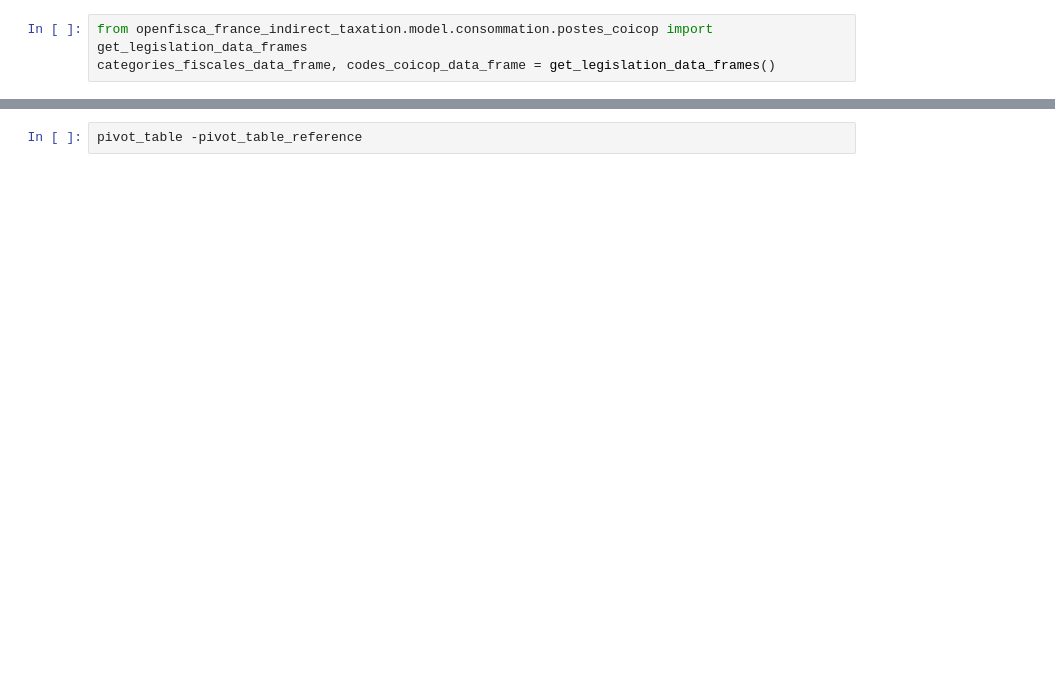
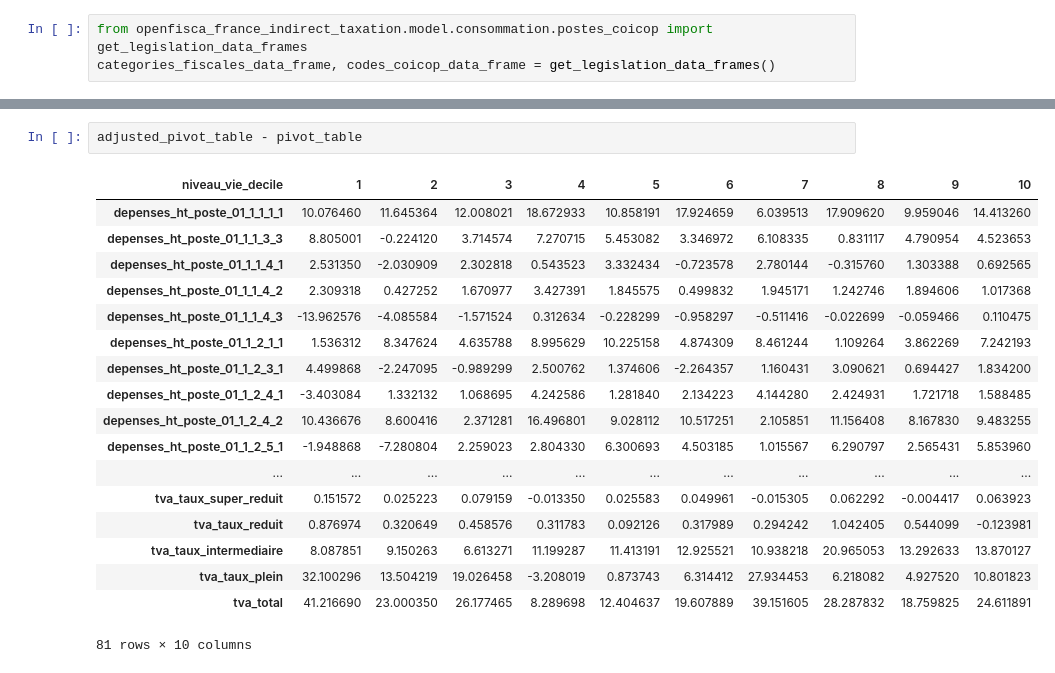
Before and after one commit to openfisca/openfisca-france-indirect-taxation, a Jupyter notebook: openfisca_france_indirect_taxation/examples/notebooks/alimentation.ipynb, the cells around one changed output, grey strips where cells are left out. Cells and saved outputs as stored; diff of their text form; blank space fills up the shorter version.

```diff
--- a/openfisca_france_indirect_taxation/examples/notebooks/alimentation.ipynb
+++ b/openfisca_france_indirect_taxation/examples/notebooks/alimentation.ipynb
@@ -138,2 +132,21 @@ aggregates['poste_agrege_01'] - reference_aggregates['poste_agrege_01']
-# %%
-pivot_table -pivot_table_reference
+# %%
+adjusted_pivot_table - pivot_table
+# %% [output]
+| niveau_vie_decile | 1 | 2 | 3 | 4 | 5 | 6 | 7 | 8 | 9 | 10 |
+| depenses_ht_poste_01_1_1_1_1 | 10.076460 | 11.645364 | 12.008021 | 18.672933 | 10.858191 | 17.924659 | 6.039513 | 17.909620 | 9.959046 | 14.413260 |
+| depenses_ht_poste_01_1_1_3_3 | 8.805001 | -0.224120 | 3.714574 | 7.270715 | 5.453082 | 3.346972 | 6.108335 | 0.831117 | 4.790954 | 4.523653 |
+| depenses_ht_poste_01_1_1_4_1 | 2.531350 | -2.030909 | 2.302818 | 0.543523 | 3.332434 | -0.723578 | 2.780144 | -0.315760 | 1.303388 | 0.692565 |
+| depenses_ht_poste_01_1_1_4_2 | 2.309318 | 0.427252 | 1.670977 | 3.427391 | 1.845575 | 0.499832 | 1.945171 | 1.242746 | 1.894606 | 1.017368 |
+| depenses_ht_poste_01_1_1_4_3 | -13.962576 | -4.085584 | -1.571524 | 0.312634 | -0.228299 | -0.958297 | -0.511416 | -0.022699 | -0.059466 | 0.110475 |
+| depenses_ht_poste_01_1_2_1_1 | 1.536312 | 8.347624 | 4.635788 | 8.995629 | 10.225158 | 4.874309 | 8.461244 | 1.109264 | 3.862269 | 7.242193 |
+| depenses_ht_poste_01_1_2_3_1 | 4.499868 | -2.247095 | -0.989299 | 2.500762 | 1.374606 | -2.264357 | 1.160431 | 3.090621 | 0.694427 | 1.834200 |
+| depenses_ht_poste_01_1_2_4_1 | -3.403084 | 1.332132 | 1.068695 | 4.242586 | 1.281840 | 2.134223 | 4.144280 | 2.424931 | 1.721718 | 1.588485 |
+| depenses_ht_poste_01_1_2_4_2 | 10.436676 | 8.600416 | 2.371281 | 16.496801 | 9.028112 | 10.517251 | 2.105851 | 11.156408 | 8.167830 | 9.483255 |
+| depenses_ht_poste_01_1_2_5_1 | -1.948868 | -7.280804 | 2.259023 | 2.804330 | 6.300693 | 4.503185 | 1.015567 | 6.290797 | 2.565431 | 5.853960 |
+| ... | ... | ... | ... | ... | ... | ... | ... | ... | ... | ... |
+| tva_taux_super_reduit | 0.151572 | 0.025223 | 0.079159 | -0.013350 | 0.025583 | 0.049961 | -0.015305 | 0.062292 | -0.004417 | 0.063923 |
+| tva_taux_reduit | 0.876974 | 0.320649 | 0.458576 | 0.311783 | 0.092126 | 0.317989 | 0.294242 | 1.042405 | 0.544099 | -0.123981 |
+| tva_taux_intermediaire | 8.087851 | 9.150263 | 6.613271 | 11.199287 | 11.413191 | 12.925521 | 10.938218 | 20.965053 | 13.292633 | 13.870127 |
+| tva_taux_plein | 32.100296 | 13.504219 | 19.026458 | -3.208019 | 0.873743 | 6.314412 | 27.934453 | 6.218082 | 4.927520 | 10.801823 |
+| tva_total | 41.216690 | 23.000350 | 26.177465 | 8.289698 | 12.404637 | 19.607889 | 39.151605 | 28.287832 | 18.759825 | 24.611891 |
+81 rows × 10 columns
```
Also changed, not shown: parts of 3 cells of this notebook, 4 other files.
